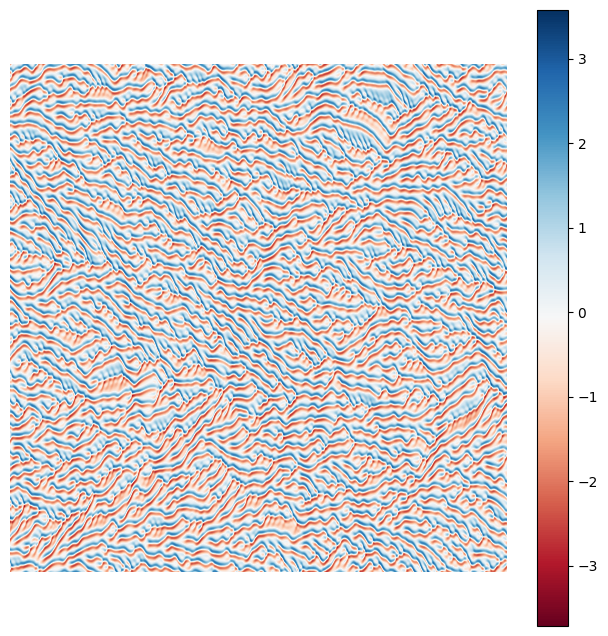
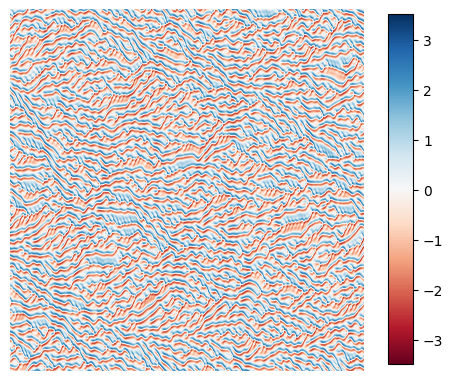
Code edit (unified diff) that turned the first committed figure into the second:
--- before
+++ after
@@ -1,8 +1,15 @@
 data = rearrange(
-    dynamics.data['true_state'],
+    data_list,
     'time_step_count 1 dim -> dim time_step_count',
 )[:, 1::cfg.dataset.observe_every_n_time_steps].numpy()
-fig, ax = plt.subplots(figsize=(8, 8))
-ax.set_axis_off()
-im_out = ax.imshow(data, cmap='RdBu', vmin=data.min(), vmax=data.max())
-fig.colorbar(im_out, ax=ax)
+g = sns.FacetGrid(
+    data=pd.DataFrame({0: [0]}, index=[0]),
+    height=5,
+)
+for (row, col, hue), _ in g.facet_data():
+    ax = g.axes[row][col]
+    ax.set_axis_off()
+    im_out = ax.imshow(data, cmap='RdBu', vmin=data.min(), vmax=data.max())
+g.figure.subplots_adjust(right=.8)
+cbar_ax = g.figure.add_axes([0.85, 0.17, 0.05, 0.7])
+g.figure.colorbar(im_out, cax=cbar_ax)

Commit: switching to computing the true state and noise lazily